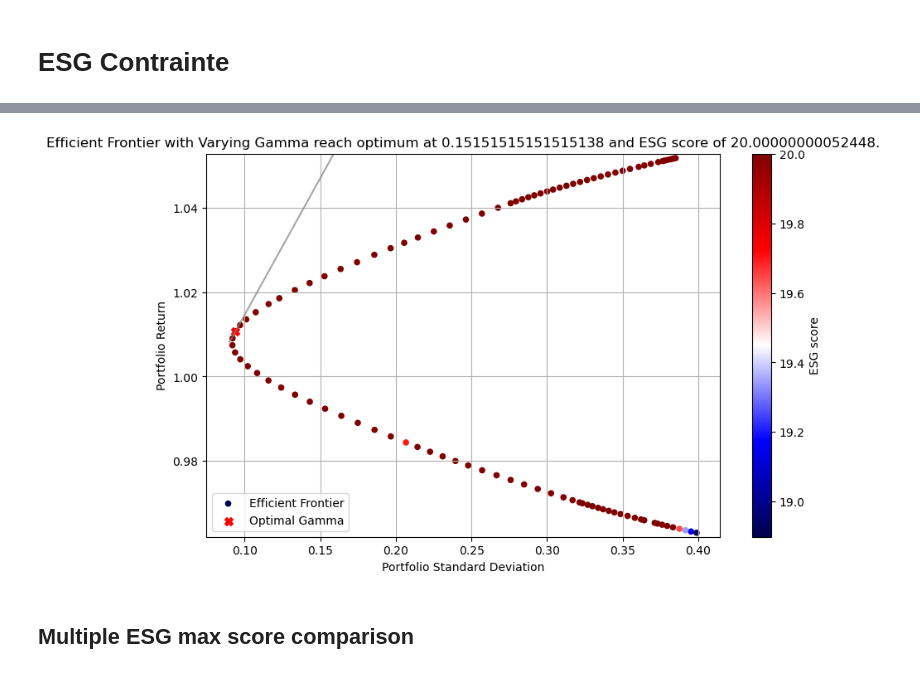
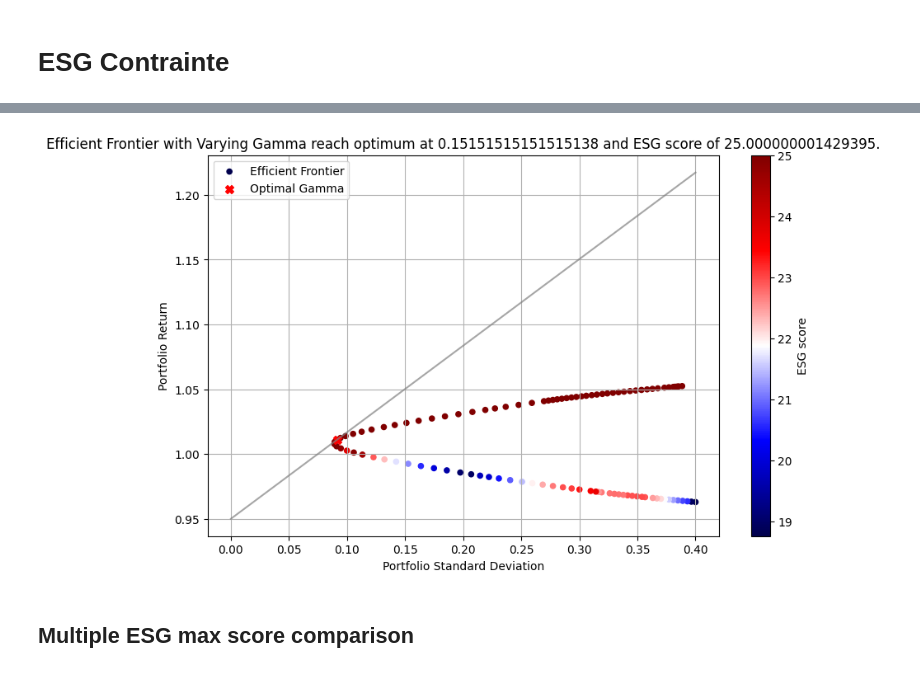
Before and after one commit to antoinedte/-Allocation_de_portefeuille_sous_contrainte_ESG, a Jupyter notebook: exploration/20231214_exploration_JPM_AAPL_BP.ipynb, the cells around one changed output, grey strips where cells are left out. Saved outputs shown, nothing was run; the diff lists cells and outputs as text; code cells hidden in the pictures.

```diff
--- a/exploration/20231214_exploration_JPM_AAPL_BP.ipynb
+++ b/exploration/20231214_exploration_JPM_AAPL_BP.ipynb
@@ -213,7 +213,7 @@ plt.show()
 ## Test the stationarity of the returns
 # %%
 # For testing stationarity
-P_VALUE = 0.05
+P_VALUE = 0.01
 # %%
 Y = returns+1
 Y_full = Y.iloc[1:]
@@ -568,5 +446,5 @@ plt.show()
 # %%
 # Sustainalytics scores [APPL, BP, JPM] -> the smaller, the better
-SUSTAINALYTICS_SCORES = [17.2, 34.6, 29.3,24,15,29,17,13,41,25]
+SUSTAINALYTICS_SCORES = [17.2, 34.6, 29.3, 24, 15, 29, 17, 13, 41, 25]
 # Score max
-MAX_SCORE = 20
+MAX_SCORE = 25
@@ -722,13 +519,21 @@ def plot_efficient_frontier(mean_returns, cov_matrix, constraints, bounds, gamma
+# %%
+# Calculate the mean returns and covariance matrix
+mean_returns = get_mu_hat(gross_returns_table=Y_full, end_date_for_the_empirical_sum=TIME_T)
+cov_matrix = get_omega_hat(gross_returns_table=Y_full, end_date_for_the_empirical_sum=TIME_T)
+
+# Define constraintsx
+constraints = ({'type': 'eq', 'fun': constraint_fully_invested}, # fully invested portfolio
+               {'type': 'ineq', 'fun': constraint_ESG_max}) # ESG score inferior to a constant
+bounds = [(-1, 1)] * N_ASSETS # possession of asset in [-1, 1]
 # %%
 # Choose color bar type: 'gamma' or 'esg'
-plot_efficient_frontier(mean_returns=mu_hat,
-                        cov_matrix=omega_hat,constraints = ({'type': 'eq', 'fun': constraint_fully_invested}, # fully invested portfolio
-               {'type': 'ineq', 'fun':constraint_ESG_max}) # ESG constraint
-,
-                        bounds=[(-1, 1)] * N_ASSETS,
+plot_efficient_frontier(mean_returns=mean_returns,
+                        cov_matrix=cov_matrix,
+                        constraints = constraints,
+                        bounds=bounds,
                         gamma_values=GAMMA_VALUES,
                         risk_free_rate=RISK_FREE_RATE,
                         alpha=ALPHA,
                         color_bar='esg')
 # %% [output]
-[figure, old version]
+[figure, new version]
```
Also changed, not shown: parts of 24 cells of this notebook, 1 other file.
